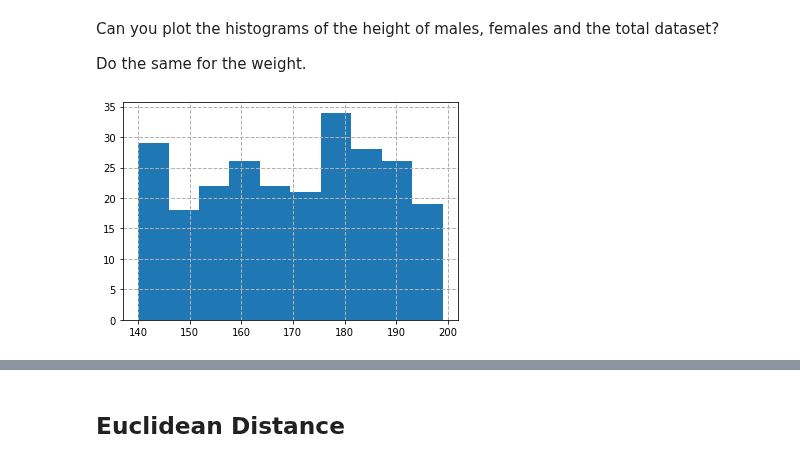
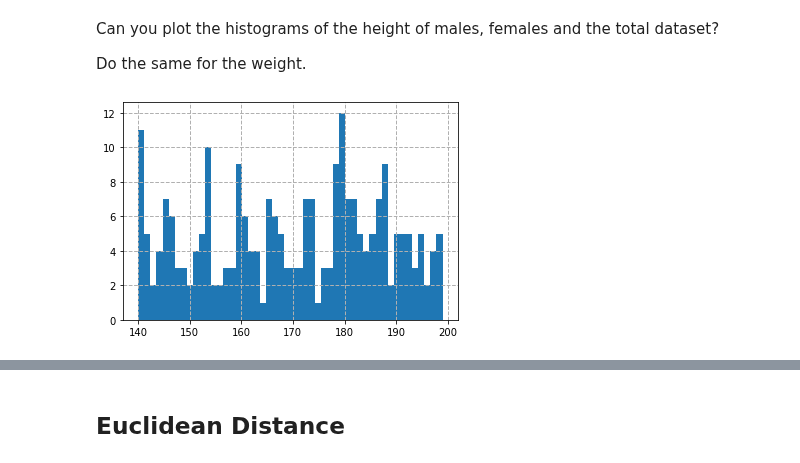
Before and after one commit to EuniceOyeniyi/stive_exercises, a Jupyter notebook: Chapter 01/18. Challenge/Friday Week 1 Math Challenge .ipynb, the cells around one changed output, grey strips where cells are left out. Drawn from its saved outputs; the diff is of its cells as text; code cells hidden in the pictures.

```diff
--- a/Chapter 01/18. Challenge/Friday Week 1 Math Challenge .ipynb
+++ b/Chapter 01/18. Challenge/Friday Week 1 Math Challenge .ipynb
@@ -135,7 +135,9 @@ Can you plot the histograms of the height of males, females and the total datase
 
 Do the same for the weight.
 # %%
-plt.hist(males['Height'])
+plt.hist(males['Height'],bins=50)
 plt.grid(True, linestyle='--', linewidth = 1)
+# df.loc[df['Gender']=='Male', 'Weight'].hist(bins=20)
+# df.loc[df['Gender']=='Male', 'Weight'].hist(bins=20)
 # %% [output]
-[figure, old version]
+[figure, new version]
```
Also changed, not shown: parts of 3 cells of this notebook.
